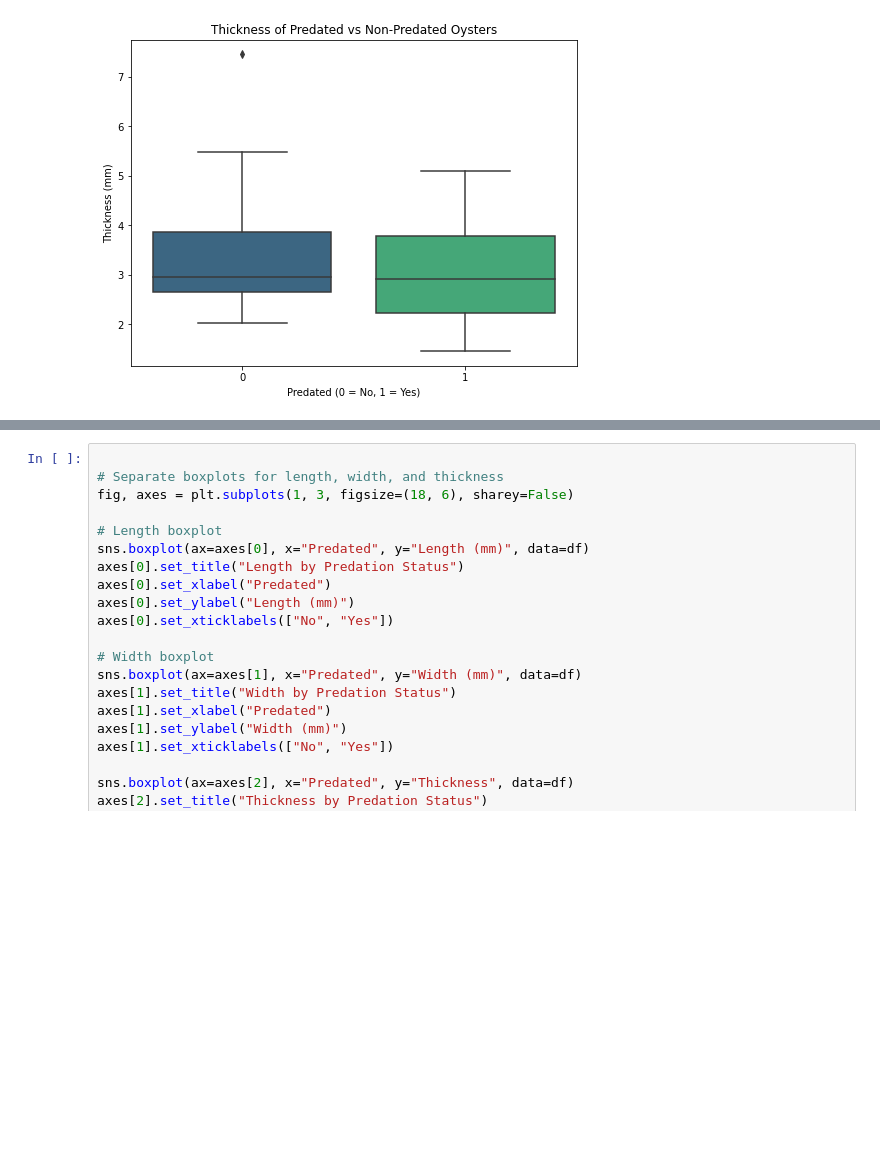
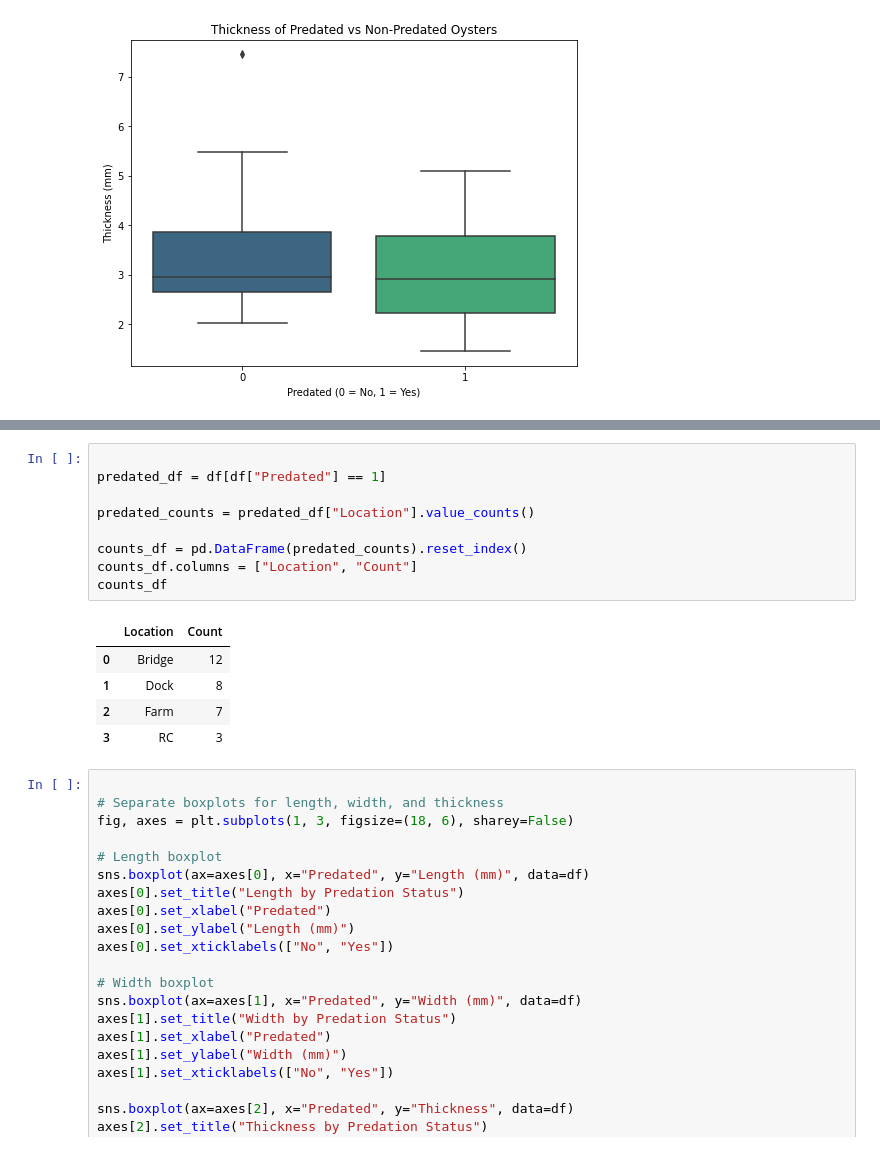
Before and after one commit to henrysun9074/oysterdrill, a Jupyter notebook: code/trial1.ipynb, the cells around one changed output, grey strips where cells are left out. Drawn from its saved outputs; the diff is of its cells as text; blank space fills up the shorter version.

```diff
--- a/code/trial1.ipynb
+++ b/code/trial1.ipynb
@@ -43,3 +86,18 @@ plt.show()
+# %%
+
+predated_df = df[df["Predated"] == 1]
+
+predated_counts = predated_df["Location"].value_counts()
+
+counts_df = pd.DataFrame(predated_counts).reset_index()
+counts_df.columns = ["Location", "Count"]
+counts_df
+# %% [output]
+|  | Location | Count |
+| 0 | Bridge | 12 |
+| 1 | Dock | 8 |
+| 2 | Farm | 7 |
+| 3 | RC | 3 |
 # %%
 
 # Separate boxplots for length, width, and thickness
```
Also changed, not shown: parts of 2 cells of this notebook.
